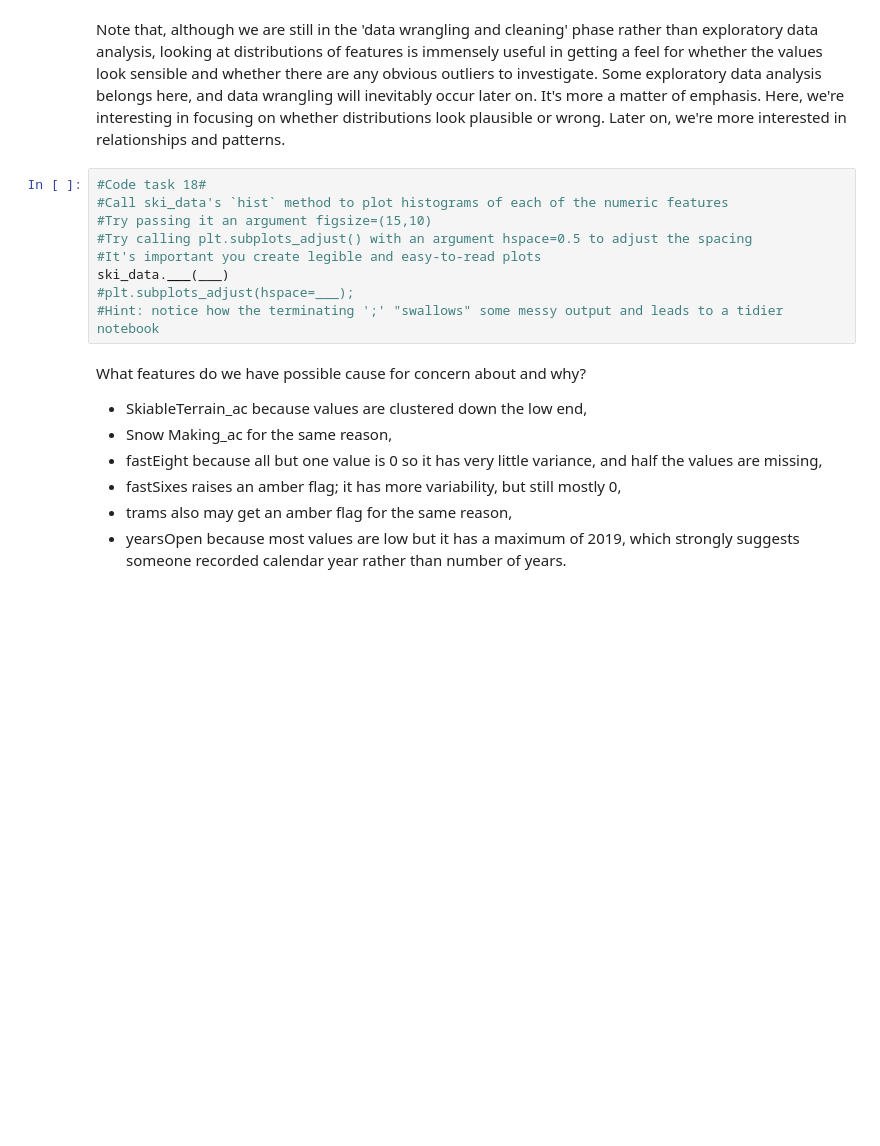
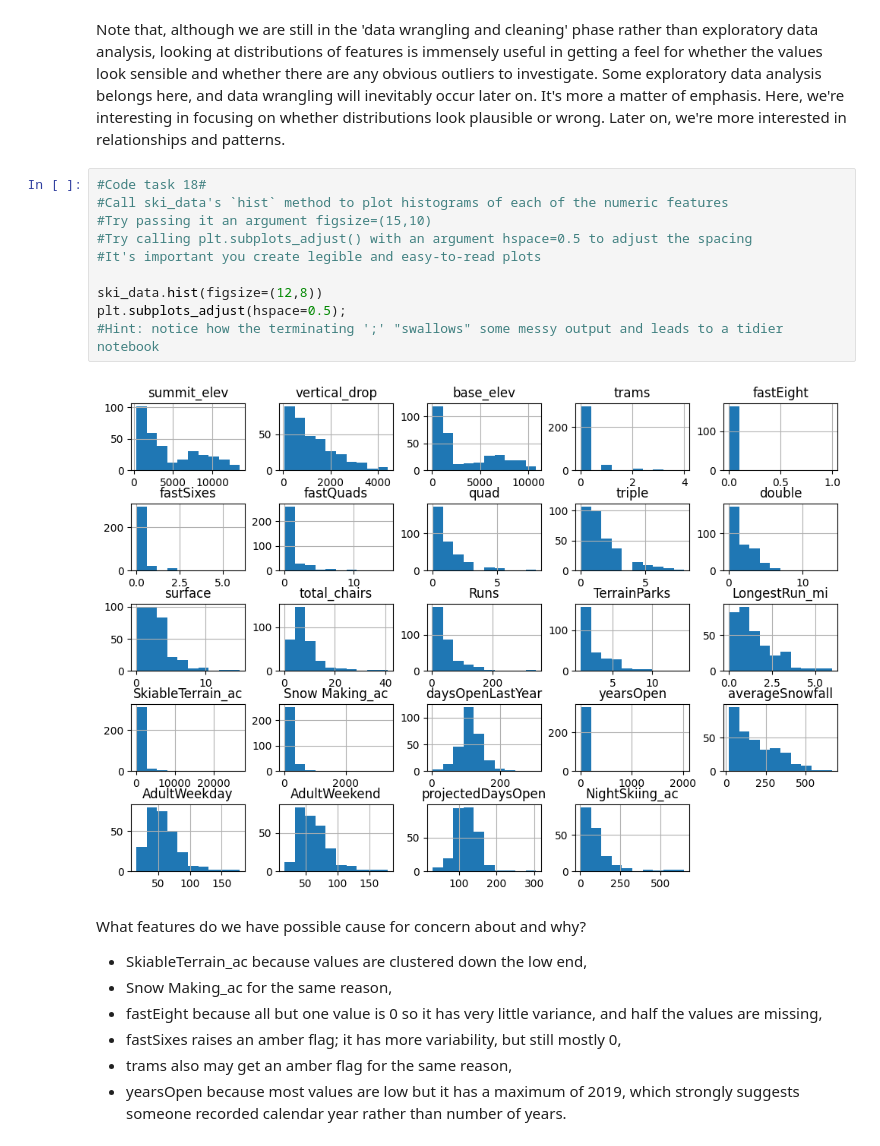
Before and after one commit to sanjaypatel16/DataScienceGCapstone, a Jupyter notebook: Notebooks/02_data_wrangling.ipynb, the cells around one changed output. Saved outputs shown, nothing was run; the diff lists cells and outputs as text; blank space fills up the shorter version.

```diff
--- a/Notebooks/02_data_wrangling.ipynb
+++ b/Notebooks/02_data_wrangling.ipynb
@@ -470,12 +533,15 @@ Note that, although we are still in the 'data wrangling and cleaning' phase rath
 # %%
 #Code task 18#
 #Call ski_data's `hist` method to plot histograms of each of the numeric features
 #Try passing it an argument figsize=(15,10)
 #Try calling plt.subplots_adjust() with an argument hspace=0.5 to adjust the spacing
 #It's important you create legible and easy-to-read plots
-ski_data.___(___)
-#plt.subplots_adjust(hspace=___);
+
+ski_data.hist(figsize=(12,8))
+plt.subplots_adjust(hspace=0.5);
 #Hint: notice how the terminating ';' "swallows" some messy output and leads to a tidier notebook
+# %% [output]
+[figure, added]
 # %% [markdown]
 What features do we have possible cause for concern about and why?
 
```
Also changed, not shown: parts of 23 cells of this notebook.
